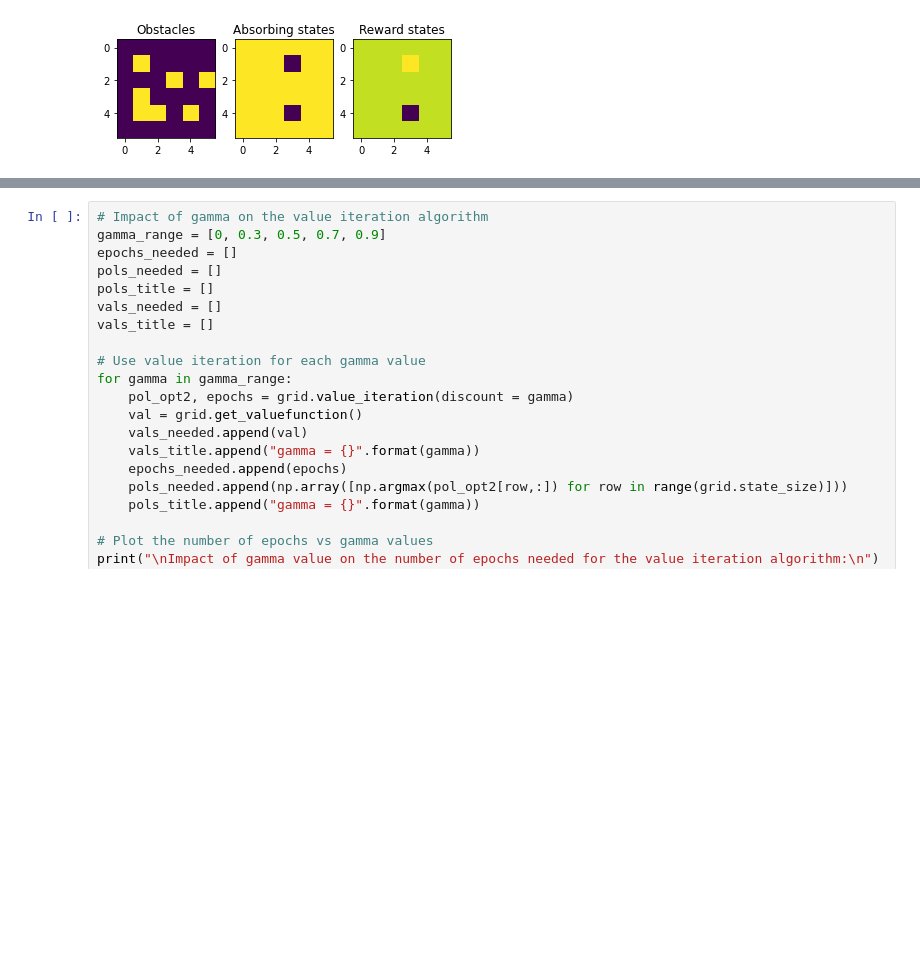
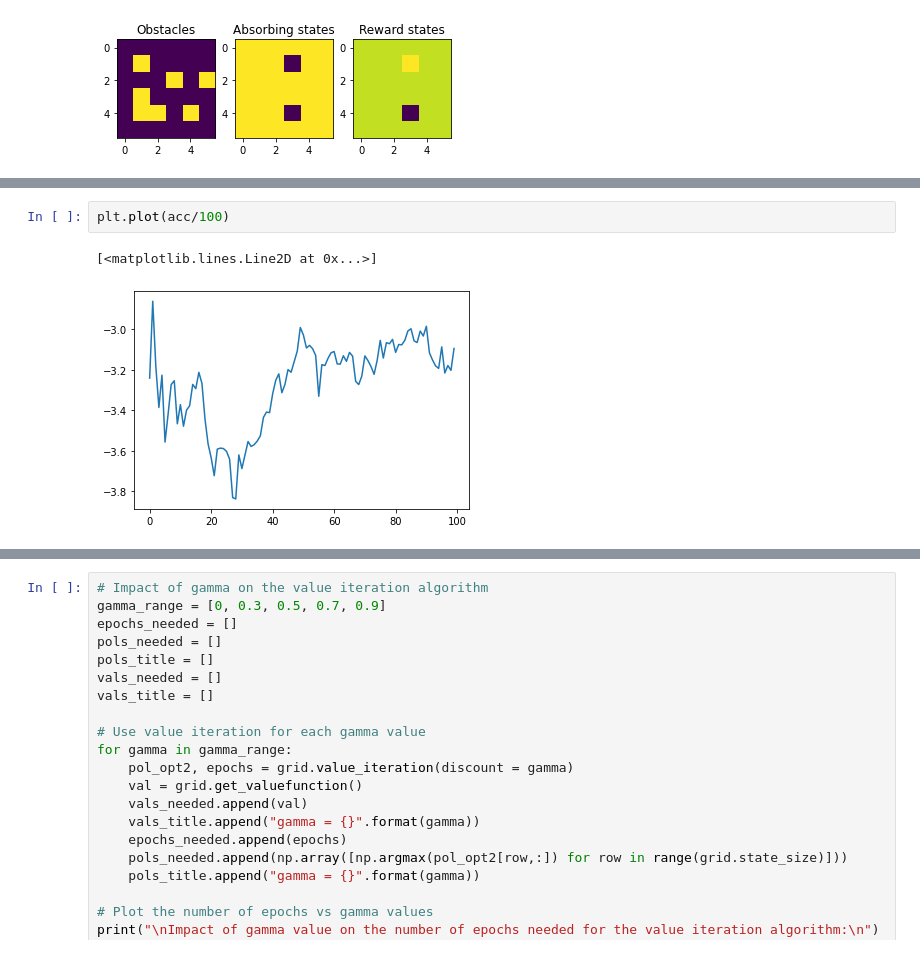
Before and after one commit to kevinlandert/IC_RL_CW1_TabularReinforcementLearning, a Jupyter notebook: jupyter/Question3.ipynb, the cells around one changed output, grey strips where cells are left out. Cells and saved outputs as stored; diff of their text form; blank space fills up the shorter version.

```diff
--- a/jupyter/Question3.ipynb
+++ b/jupyter/Question3.ipynb
@@ -33 +41,6 @@ grid.draw_deterministic_policy(np.array([np.argmax(opt_pol[row,:]) for row in ra
+# %%
+plt.plot(acc/100)
+# %% [output]
+[<matplotlib.lines.Line2D at 0x...>]
+[figure, added]
 # %%
```
Also changed, not shown: parts of 3 cells of this notebook, 4 other files.
